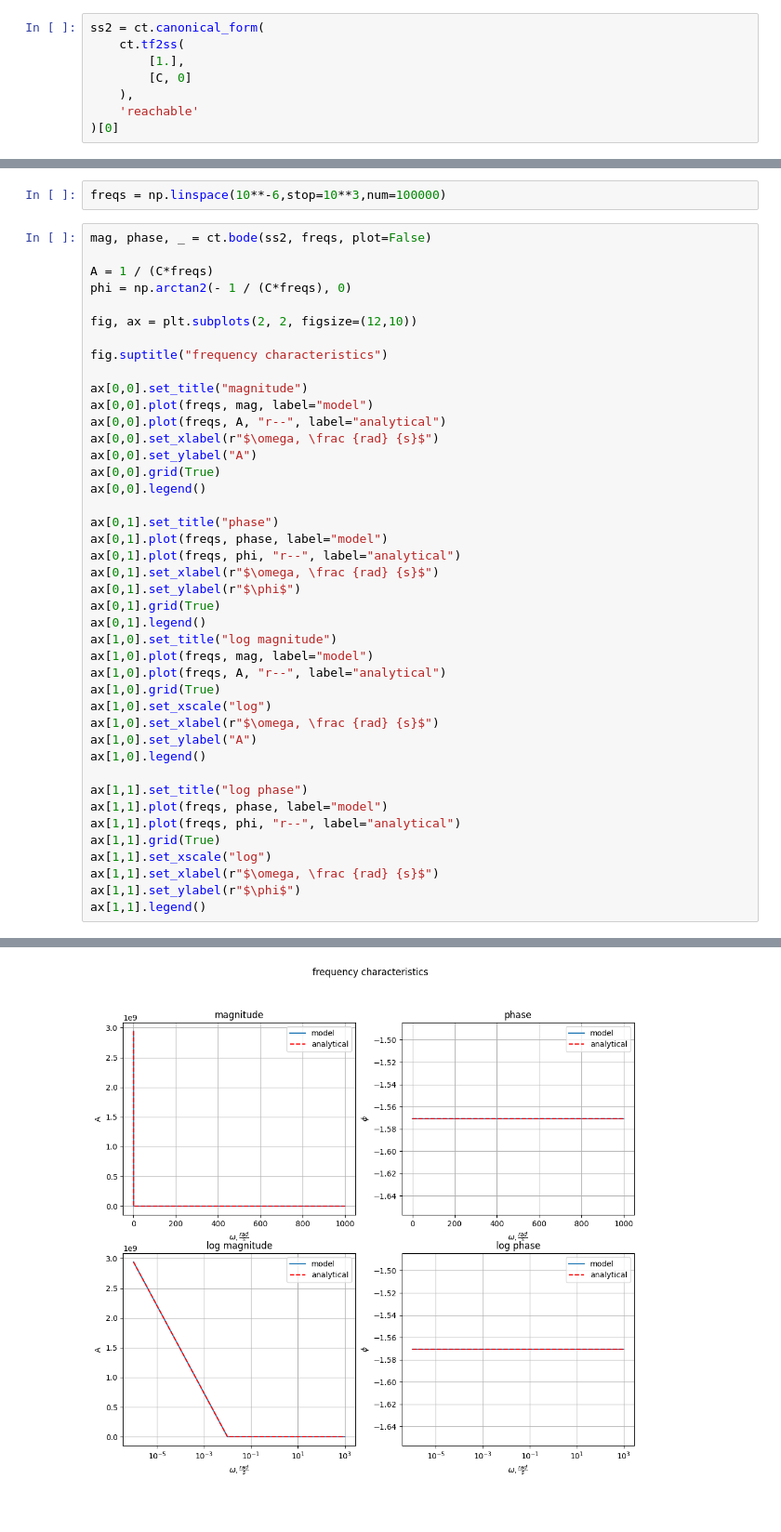
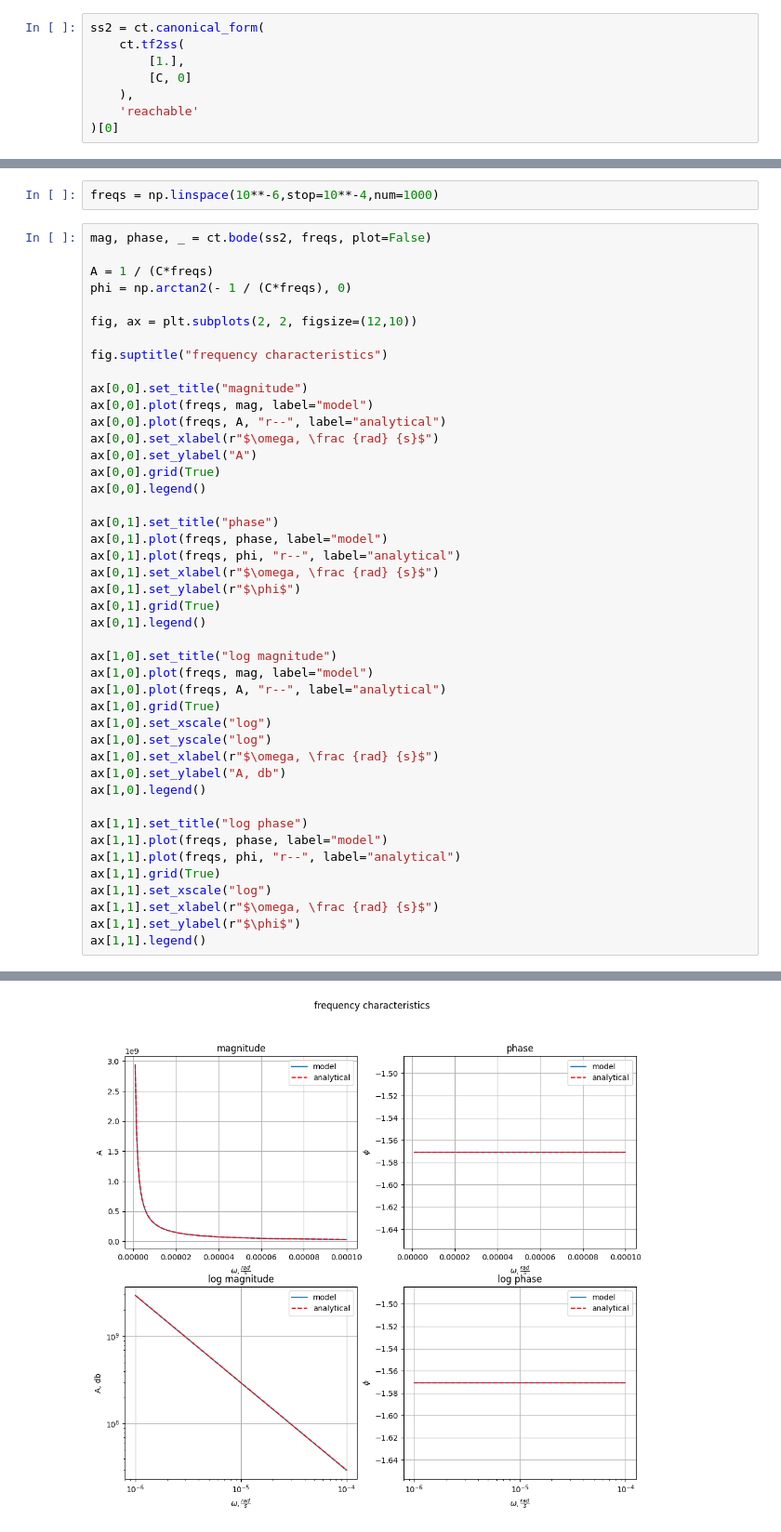
Before and after one commit to sidsnow/control_systems, a Jupyter notebook: ТАУ_Лаб_5.ipynb, the cells around one changed output, grey strips where cells are left out. Shown: that part at 93% size. Saved outputs shown, nothing was run; the diff lists cells and outputs as text.

```diff
--- a/ТАУ_Лаб_5.ipynb
+++ b/ТАУ_Лаб_5.ipynb
@@ -143,5 +144,5 @@ ax[1].legend()
 # %%
-freqs = np.linspace(10**-6,stop=10**3,num=100000)
+freqs = np.linspace(10**-6,stop=10**-4,num=1000)
 # %%
 mag, phase, _ = ct.bode(ss2, freqs, plot=False)
 
@@ -158,32 +159,34 @@ ax[0,0].plot(freqs, A, "r--", label="analytical")
 ax[0,0].set_xlabel(r"$\omega, \frac {rad} {s}$")
 ax[0,0].set_ylabel("A")
 ax[0,0].grid(True)
 ax[0,0].legend()
 
 ax[0,1].set_title("phase")
 ax[0,1].plot(freqs, phase, label="model")
 ax[0,1].plot(freqs, phi, "r--", label="analytical")
 ax[0,1].set_xlabel(r"$\omega, \frac {rad} {s}$")
 ax[0,1].set_ylabel(r"$\phi$")
 ax[0,1].grid(True)
 ax[0,1].legend()
+
 ax[1,0].set_title("log magnitude")
 ax[1,0].plot(freqs, mag, label="model")
 ax[1,0].plot(freqs, A, "r--", label="analytical")
 ax[1,0].grid(True)
 ax[1,0].set_xscale("log")
+ax[1,0].set_yscale("log")
 ax[1,0].set_xlabel(r"$\omega, \frac {rad} {s}$")
-ax[1,0].set_ylabel("A")
+ax[1,0].set_ylabel("A, db")
 ax[1,0].legend()
 
 ax[1,1].set_title("log phase")
 ax[1,1].plot(freqs, phase, label="model")
 ax[1,1].plot(freqs, phi, "r--", label="analytical")
 ax[1,1].grid(True)
 ax[1,1].set_xscale("log")
 ax[1,1].set_xlabel(r"$\omega, \frac {rad} {s}$")
 ax[1,1].set_ylabel(r"$\phi$")
 ax[1,1].legend()
 # %% [output]
 <matplotlib.legend.Legend at 0x...>
-[figure, old version]
+[figure, new version]
```
Also changed, not shown: parts of 5 cells of this notebook, 1 other file.
